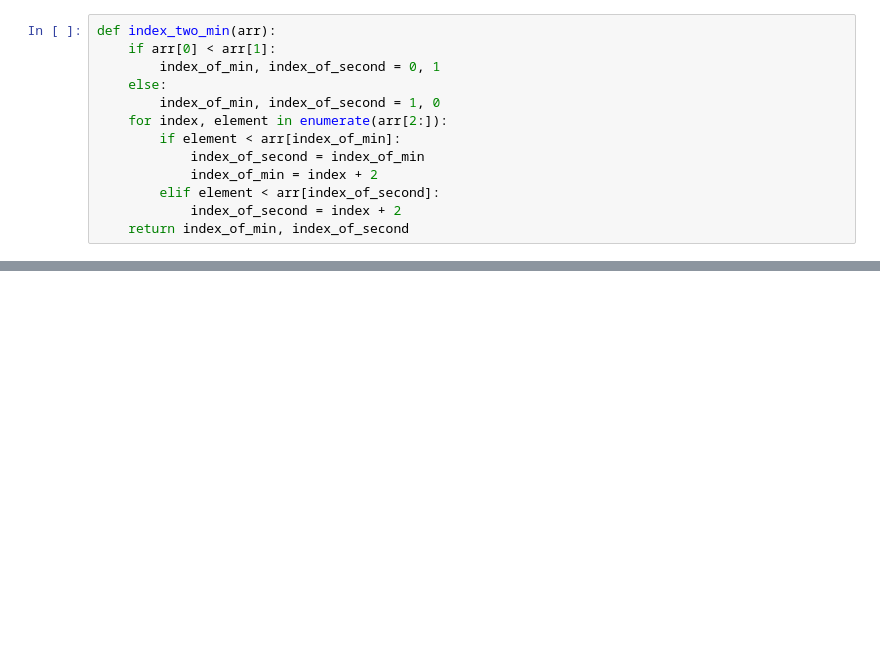
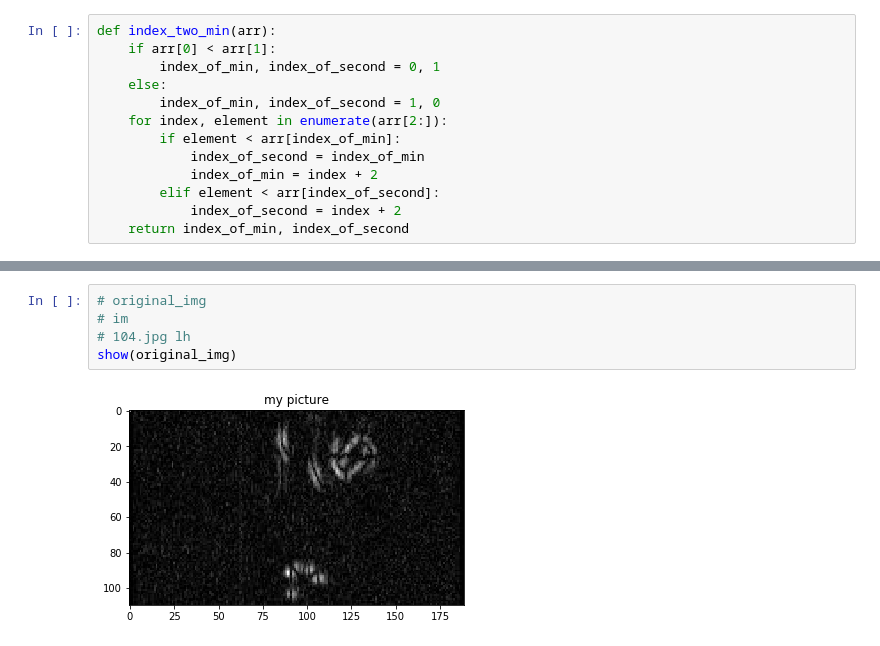
Before and after one commit to darkdefender228/Hands-Detection, a Jupyter notebook: Detection_demo.ipynb, the cells around one changed output, grey strips where cells are left out. Saved outputs shown, nothing was run; the diff lists cells and outputs as text; blank space fills up the shorter version.

```diff
--- a/Detection_demo.ipynb
+++ b/Detection_demo.ipynb
@@ -311,0 +322,7 @@ for g in generated:
+# %%
+# original_img
+# im
+# 104.jpg lh
+show(original_img)
+# %% [output]
+[figure, added]
```
Also changed, not shown: parts of 10 cells of this notebook.
